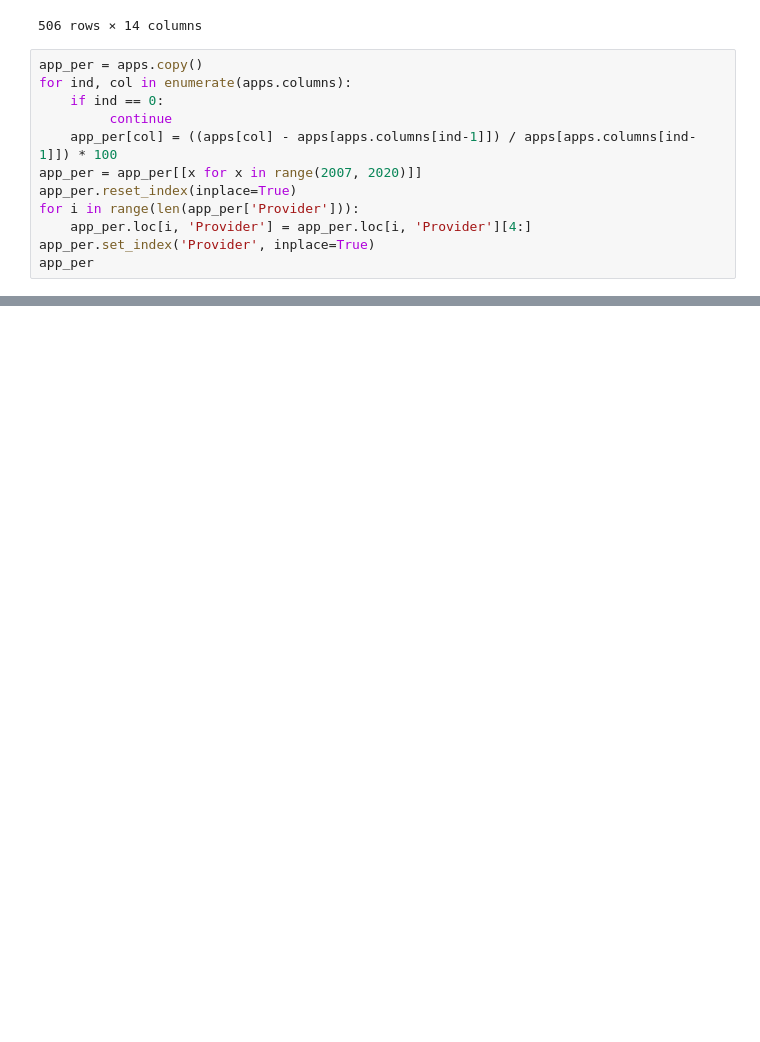
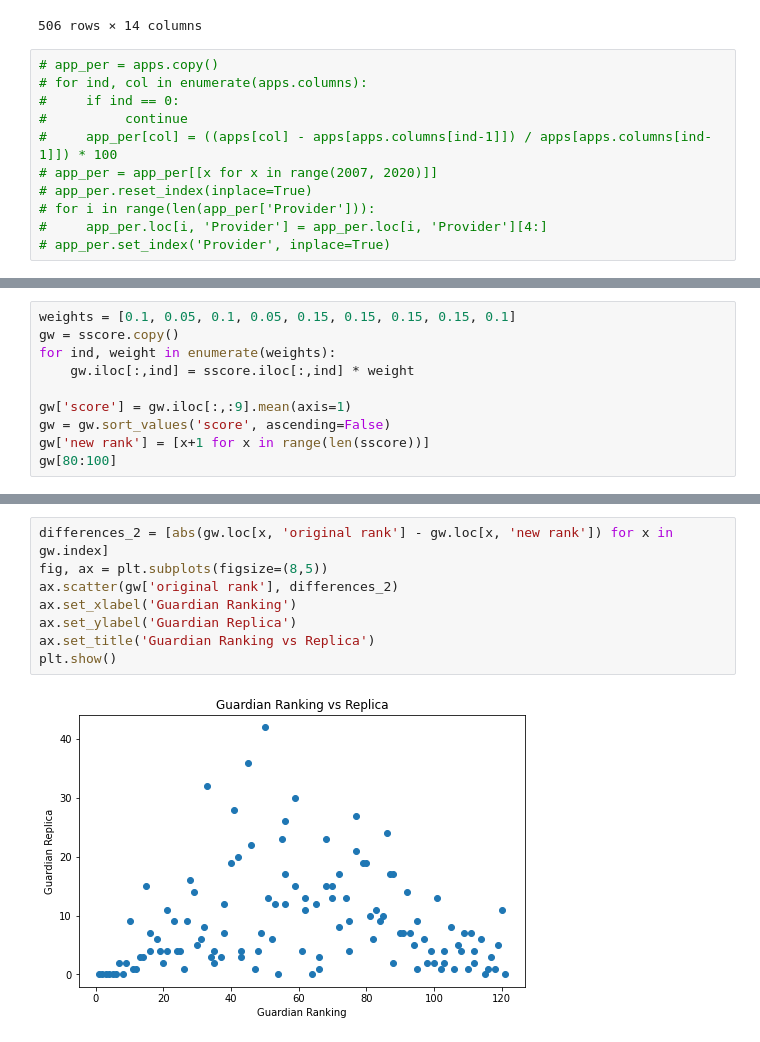
Before and after one commit to ethanhinton/University-League-Tables, a Jupyter notebook: correlation.ipynb, the cells around one changed output, grey strips where cells are left out. Drawn from its saved outputs; the diff is of its cells as text; blank space fills up the shorter version.

```diff
--- a/correlation.ipynb
+++ b/correlation.ipynb
@@ -372,14 +360,13 @@ apps
 | Y80 Yorkshire Coast College of Fu... | 75.0 | 60.0 | 65.0 | 80.0 | 115.0 | 105.0 | 65.0 | 55.0 | NaN | NaN | NaN | ... |
 506 rows × 14 columns
 # %%
-app_per = apps.copy()
-for ind, col in enumerate(apps.columns):
-    if ind == 0:
-         continue
-    app_per[col] = ((apps[col] - apps[apps.columns[ind-1]]) / apps[apps.columns[ind-1]]) * 100
-app_per = app_per[[x for x in range(2007, 2020)]]
-app_per.reset_index(inplace=True)
-for i in range(len(app_per['Provider'])):
-    app_per.loc[i, 'Provider'] = app_per.loc[i, 'Provider'][4:]
-app_per.set_index('Provider', inplace=True)
-app_per
+# app_per = apps.copy()
+# for ind, col in enumerate(apps.columns):
+#     if ind == 0:
+#          continue
+#     app_per[col] = ((apps[col] - apps[apps.columns[ind-1]]) / apps[apps.columns[ind-1]]) * 100
+# app_per = app_per[[x for x in range(2007, 2020)]]
+# app_per.reset_index(inplace=True)
+# for i in range(len(app_per['Provider'])):
+#     app_per.loc[i, 'Provider'] = app_per.loc[i, 'Provider'][4:]
+# app_per.set_index('Provider', inplace=True)
@@ -433,0 +498,10 @@ apps = pd.DataFrame(apps).rename(index=apps_to_rankings)
+# %%
+weights = [0.1, 0.05, 0.1, 0.05, 0.15, 0.15, 0.15, 0.15, 0.1]
+gw = sscore.copy()
+for ind, weight in enumerate(weights):
+    gw.iloc[:,ind] = sscore.iloc[:,ind] * weight
+
+gw['score'] = gw.iloc[:,:9].mean(axis=1)
+gw = gw.sort_values('score', ascending=False)
+gw['new rank'] = [x+1 for x in range(len(sscore))]
+gw[80:100]
@@ -433,0 +527,10 @@ apps = pd.DataFrame(apps).rename(index=apps_to_rankings)
+# %%
+differences_2 = [abs(gw.loc[x, 'original rank'] - gw.loc[x, 'new rank']) for x in gw.index]
+fig, ax = plt.subplots(figsize=(8,5))
+ax.scatter(gw['original rank'], differences_2)
+ax.set_xlabel('Guardian Ranking')
+ax.set_ylabel('Guardian Replica')
+ax.set_title('Guardian Ranking vs Replica')
+plt.show()
+# %% [output]
+[figure, added]
```
Also changed, not shown: parts of 21 cells of this notebook, 6 other files.
